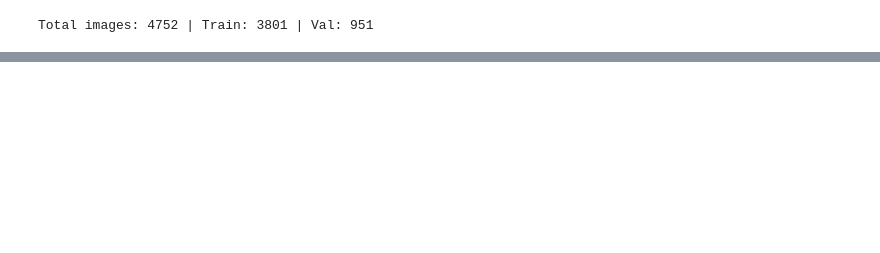
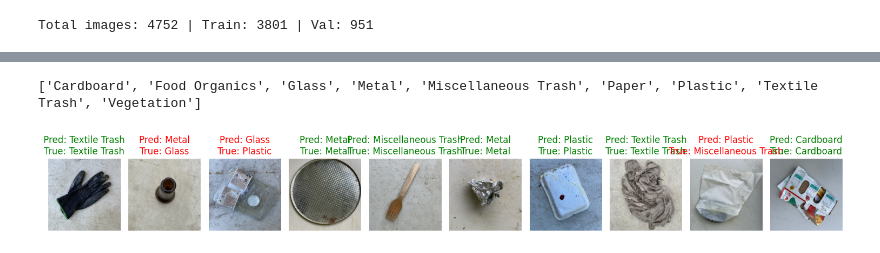
Before and after one commit to bashirgit/EPOCH-2.0, a Jupyter notebook: ef.ipynb, the cells around one changed output, grey strips where cells are left out. Cells and saved outputs as stored; diff of their text form; code cells hidden in the pictures; blank space fills up the shorter version.

```diff
--- a/ef.ipynb
+++ b/ef.ipynb
@@ -73,5 +73,5 @@ def train_model(model, train_loader, val_loader, criterion, optimizer, epochs=10
         train_acc = 100 * correct / len(train_loader.dataset)
         print(f"Epoch {epoch+1}/{epochs} | Loss: {train_loss:.4f} | Train Accuracy: {train_acc:.2f}%")
 
-train_model(model, train_loader, val_loader, criterion, optimizer, epochs=20)
+train_model(model, train_loader, val_loader, criterion, optimizer, epochs=2)
 # %% [output]
@@ -100,0 +102,75 @@ Validation Accuracy: 85.17%
+# %%
+import os
+
+dataset_path = "realwaste-main\RealWaste"  # Update this to your dataset path
+class_names = sorted(os.listdir(dataset_path))  # Get class names from folder names
+print(class_names)  # Verify the class names
+# %% [output]
+['Cardboard', 'Food Organics', 'Glass', 'Metal', 'Miscellaneous Trash', 'Paper', 'Plastic', 'Textile Trash', 'Vegetation']
+# %%
+import torch
+import matplotlib.pyplot as plt
+
+def visualize_predictions(model, dataloader, class_names, num_images=5, device="cuda" if torch.cuda.is_available() else "cpu"):
+    """
+    Visualize images with their predictions and actual labels.
+
+    Args:
+        model: Trained PyTorch model.
+        dataloader: DataLoader containing images to visualize.
+        class_names: List of class names.
+        num_images: Number of images to visualize.
+        device: Device to run inference on ("cuda" or "cpu").
+    """
+    model.to(device)
+    model.eval()
+
+    images_shown = 0
+    plt.figure(figsize=(15, 12))
+
+    with torch.no_grad():
+        for images, labels in dataloader:
+            images = images.to(device)
+            labels = labels.to(device)
+
+            outputs = model(images)
+            preds = torch.softmax(outputs, dim=1).argmax(1)  # Apply softmax before argmax
+
+            for i in range(len(images)):
+                if images_shown >= num_images:
+                    plt.tight_layout()
+                    plt.show()
+                    return
+
+                # Convert tensor to numpy image
+                img = images[i].cpu().permute(1, 2, 0).numpy()
+
+                # EfficientNet uses specific normalization, so denormalize accordingly
+                mean = torch.tensor([0.485, 0.456, 0.406])
+                std = torch.tensor([0.229, 0.224, 0.225])
+                img = img * std.numpy() + mean.numpy()  # Unnormalize
+                img = img.clip(0, 1)  # Keep values in valid range
+
+                true_label = class_names[labels[i].item()]
+                pred_label = class_names[preds[i].item()]
+
+                # Set color for the title based on correctness
+                color = "green" if pred_label == true_label else "red"
+
+                # Plot image
+                plt.subplot(1, num_images, images_shown + 1)
+                plt.imshow(img)
+                plt.axis("off")
+                plt.title(f"Pred: {pred_label}\nTrue: {true_label}", color=color)
+
+                images_shown += 1
+
+            if images_shown >= num_images:
+                plt.tight_layout()
+                plt.show()
+                return
+
+# Example usage:
+visualize_predictions(model, val_loader, class_names, num_images=10)
+# %% [output]
+[figure, added]
```
Also changed, not shown: parts of 4 cells of this notebook, 7 other files.
